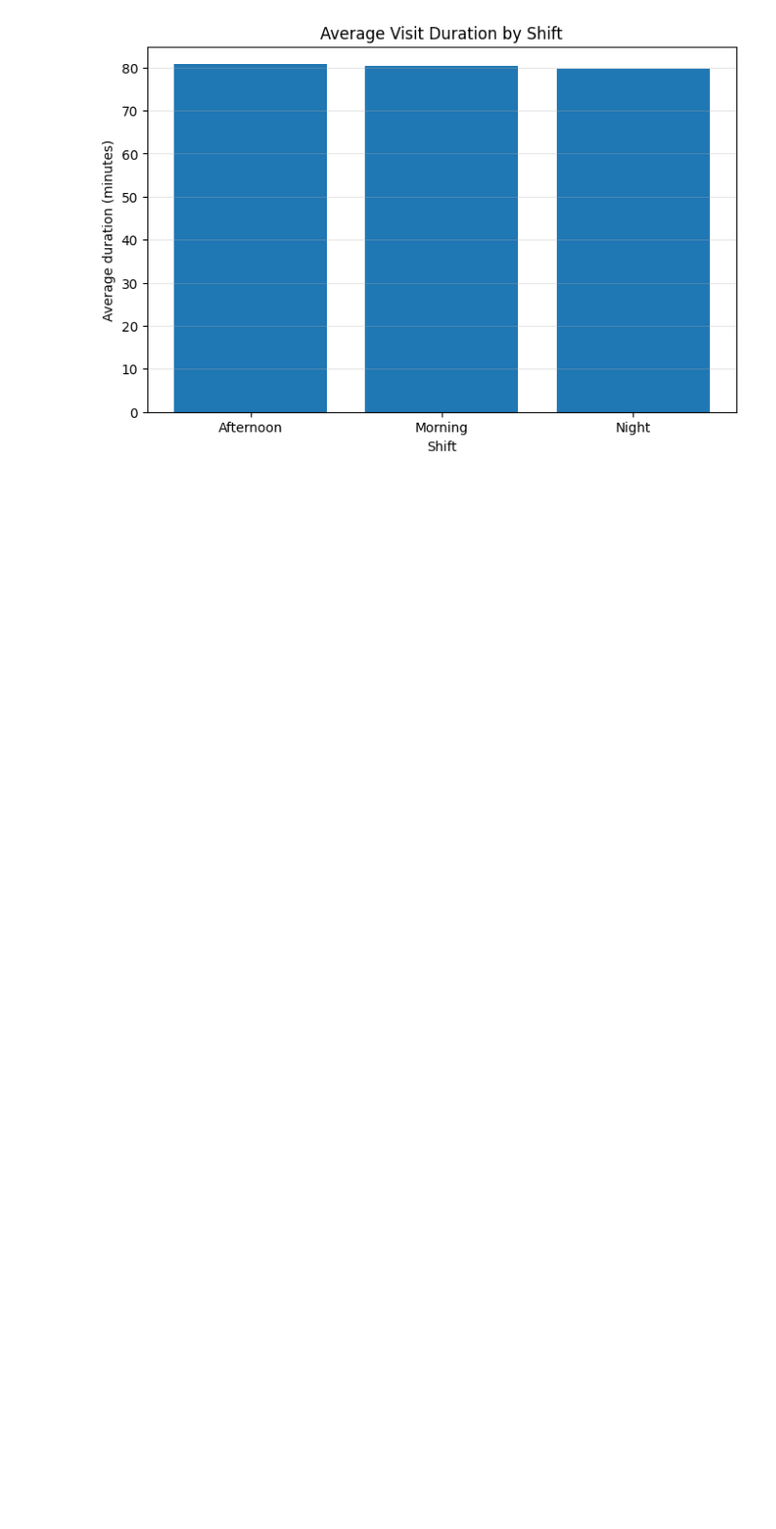
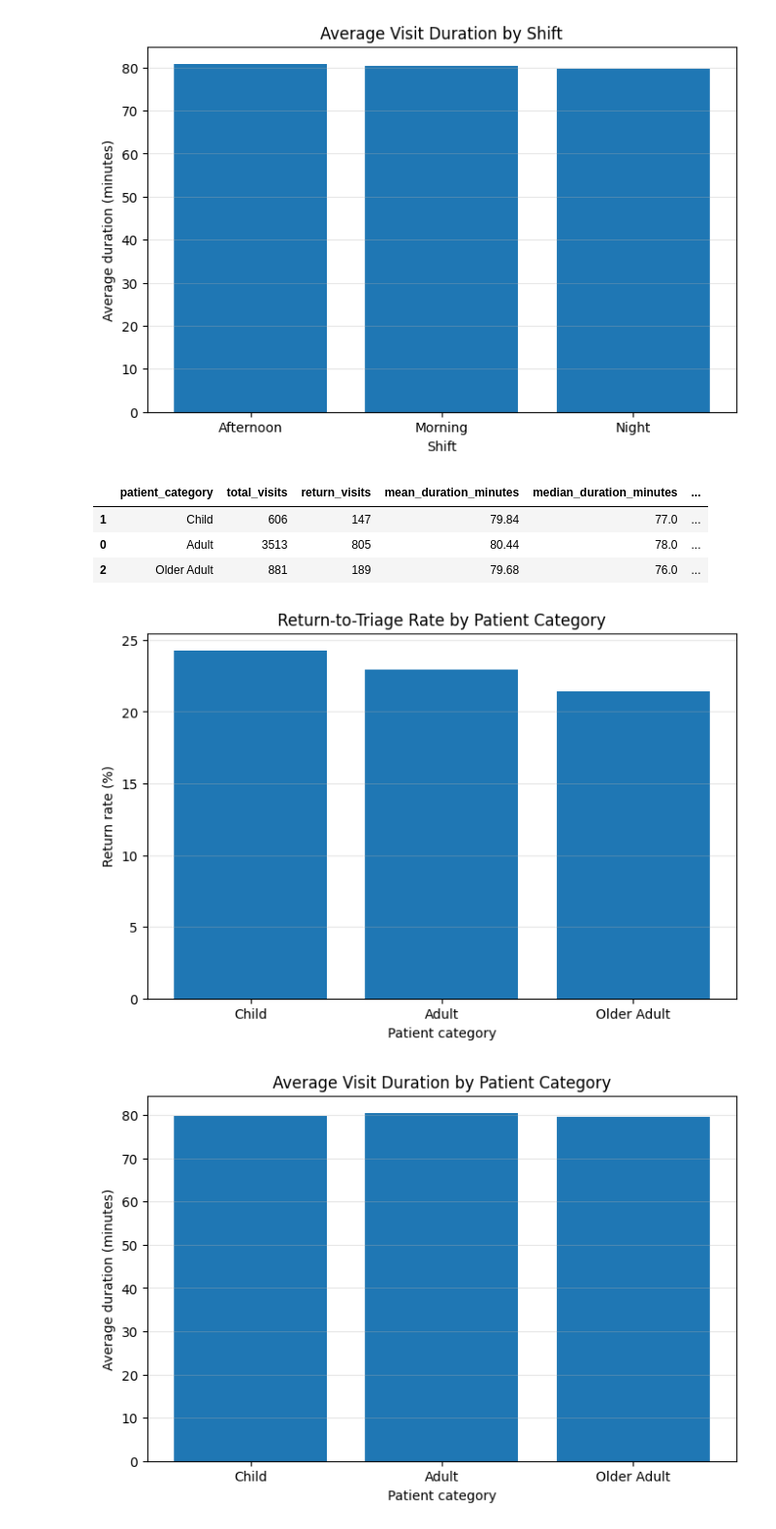
Before and after one commit to Fathima-1424/CareFlow-Clinical-Pathway, a Jupyter notebook: EDA.ipynb, the cells around one changed output. Shown at 97% size. Cells and saved outputs as stored; diff of their text form; code cells hidden in the pictures; blank space fills up the shorter version.

```diff
--- a/EDA.ipynb
+++ b/EDA.ipynb
@@ -384,3 +384,62 @@ plt.show()
 # %% [output]
 [figure]
 [figure]
+# %%
+# Patient-category analysis
+
+category_summary = (
+    visit_summary.groupby("patient_category", dropna=False)
+    .agg(
+        total_visits=("case_id", "nunique"),
+        return_visits=("returned_to_triage", "sum"),
+        mean_duration_minutes=("duration_minutes", "mean"),
+        median_duration_minutes=("duration_minutes", "median")
+    )
+    .reset_index()
+)
+
+category_summary["return_rate_pct"] = (
+    category_summary["return_visits"] / category_summary["total_visits"] * 100
+).round(2)
+
+category_summary = category_summary.round({
+    "mean_duration_minutes": 2,
+    "median_duration_minutes": 2
+})
+
+display(category_summary.sort_values("return_rate_pct", ascending=False))
+# %% [output]
+|  | patient_category | total_visits | return_visits | mean_duration_minutes | median_duration_minutes | ... |
+| 1 | Child | 606 | 147 | 79.84 | 77.0 | ... |
+| 0 | Adult | 3513 | 805 | 80.44 | 78.0 | ... |
+| 2 | Older Adult | 881 | 189 | 79.68 | 76.0 | ... |
+# %%
+
+# Return rate by patient category
+category_plot = category_summary.sort_values("return_rate_pct", ascending=False)
+
+plt.figure(figsize=(8, 5))
+plt.bar(
+    category_plot["patient_category"].astype(str),
+    category_plot["return_rate_pct"]
+)
+plt.title("Return-to-Triage Rate by Patient Category")
+plt.xlabel("Patient category")
+plt.ylabel("Return rate (%)")
+plt.grid(axis="y", alpha=0.3)
+plt.show()
+
+# Average duration by patient category
+plt.figure(figsize=(8, 5))
+plt.bar(
+    category_plot["patient_category"].astype(str),
+    category_plot["mean_duration_minutes"]
+)
+plt.title("Average Visit Duration by Patient Category")
+plt.xlabel("Patient category")
+plt.ylabel("Average duration (minutes)")
+plt.grid(axis="y", alpha=0.3)
+plt.show()
+# %% [output]
+[figure, added]
+[figure, added]
```
Also changed, not shown: parts of 2 cells of this notebook.
